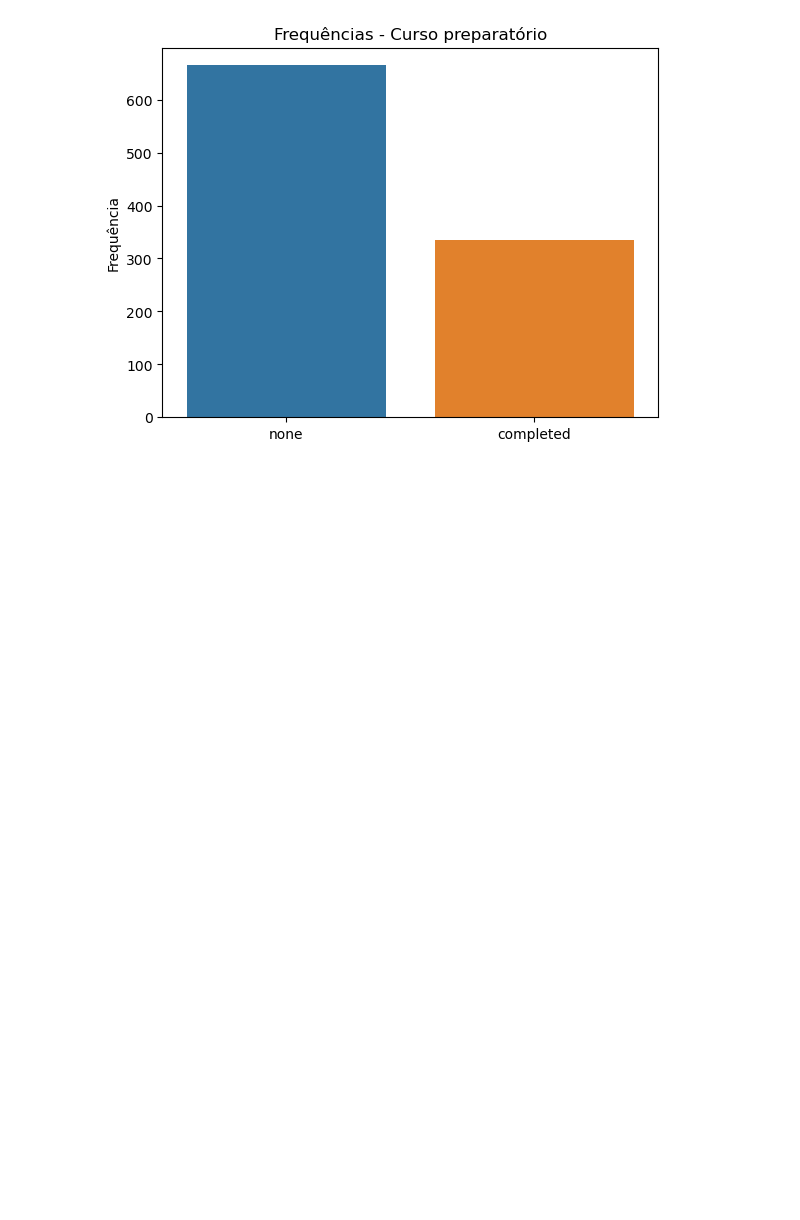
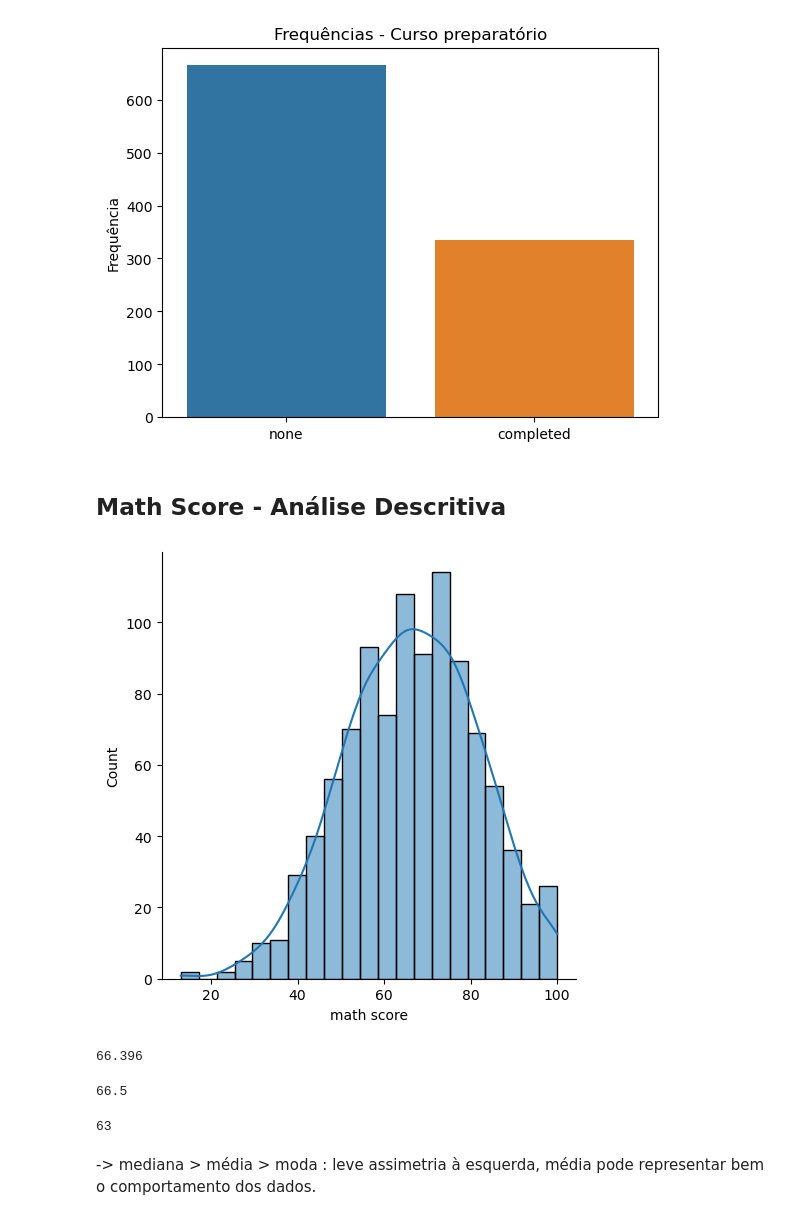
Before and after one commit to Leonardo010/Performance_de_estudantes, a Jupyter notebook: Student_performance_analysis.ipynb, the cells around one changed output. Saved outputs shown, nothing was run; the diff lists cells and outputs as text; code cells hidden in the pictures; blank space fills up the shorter version.

Commit message:
Descriptive analysis for math score finished

```diff
--- a/Student_performance_analysis.ipynb
+++ b/Student_performance_analysis.ipynb
@@ -139,3 +139,23 @@ ax4.set_title('Frequências - Curso preparatório')
 # %% [output]
 Text(0.5, 1.0, 'Frequências - Curso preparatório')
 [figure]
+# %% [markdown]
+## Math Score - Análise Descritiva
+# %%
+ax5 = sns.displot(data['math score'], kde=True)
+# %% [output]
+[figure, added]
+# %%
+data['math score'].mean()
+# %% [output]
+66.396
+# %%
+data['math score'].median()
+# %% [output]
+66.5
+# %%
+data['math score'].mode()[0]
+# %% [output]
+63
+# %% [markdown]
+-> mediana > média > moda : leve assimetria à esquerda, média pode representar bem o comportamento dos dados.
```
Also changed, not shown: parts of 20 cells of this notebook.
